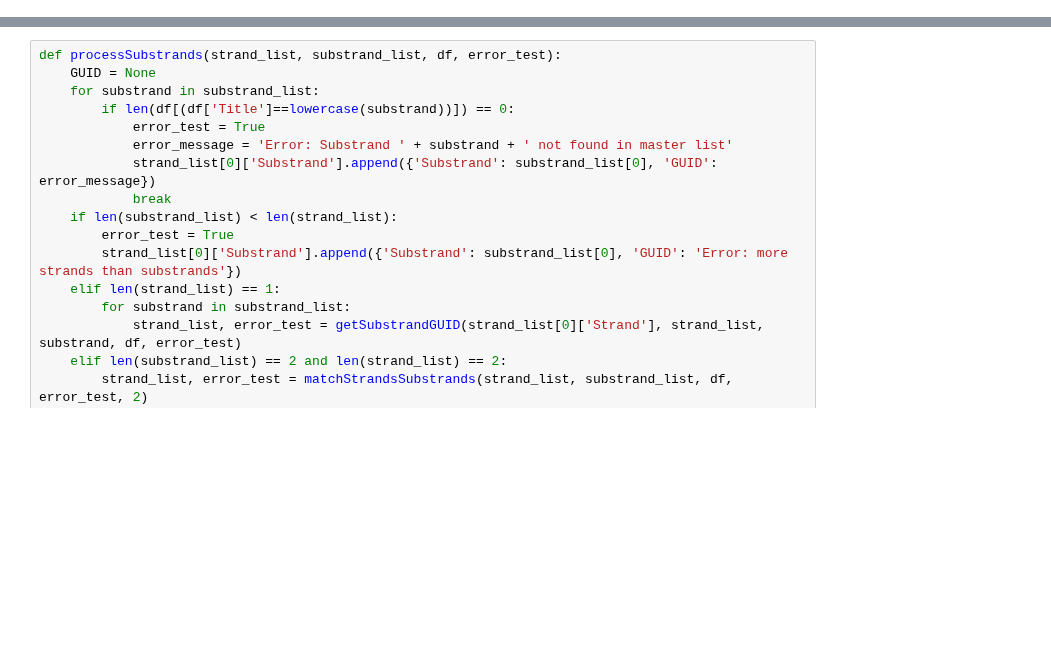
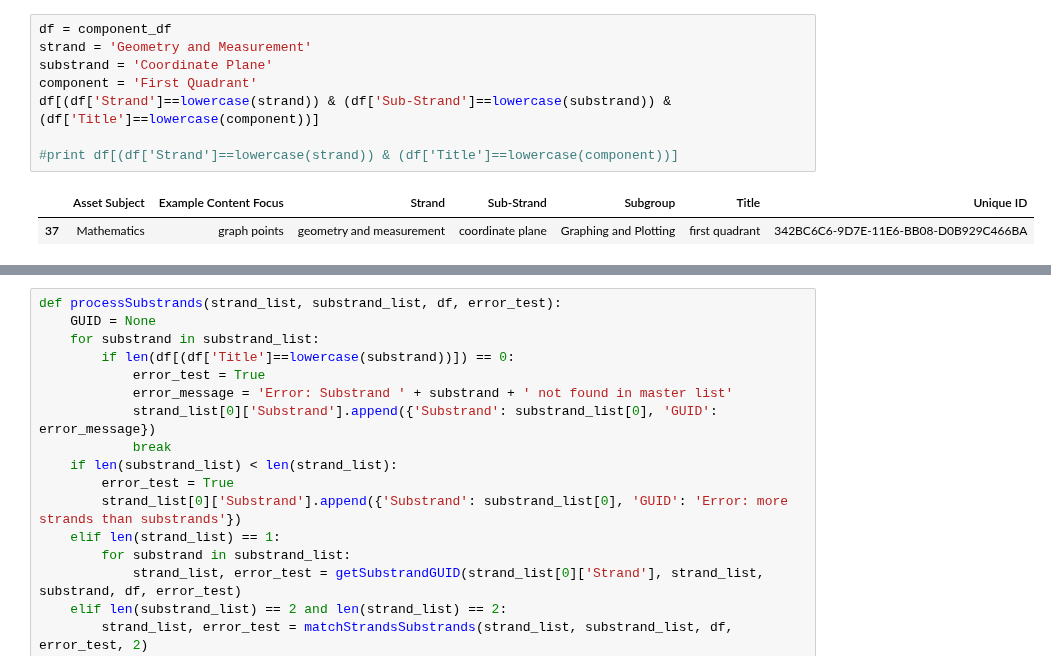
Before and after one commit to MelissaSmith12/data-science-practice, a Jupyter notebook: Parse tagging data.ipynb, the cells around one changed output, grey strips where cells are left out. Saved outputs shown, nothing was run; the diff lists cells and outputs as text; blank space fills up the shorter version.

```diff
--- a/Parse tagging data.ipynb
+++ b/Parse tagging data.ipynb
@@ -100,0 +142,11 @@ print len(data)
+# %%
+df = component_df
+strand = 'Geometry and Measurement'
+substrand = 'Coordinate Plane'
+component = 'First Quadrant'
+df[(df['Strand']==lowercase(strand)) & (df['Sub-Strand']==lowercase(substrand)) & (df['Title']==lowercase(component))]
+
+#print df[(df['Strand']==lowercase(strand)) & (df['Title']==lowercase(component))]
+# %% [output]
+|  | Asset Subject | Example Content Focus | Strand | Sub-Strand | Subgroup | Title | Unique ID |
+| 37 | Mathematics | graph points | geometry and measurement | coordinate plane | Graphing and Plotting | first quadrant | 342BC6C6-9D7E-11E6-BB08-D0B929C466BA |
```
Also changed, not shown: parts of 23 cells of this notebook.
